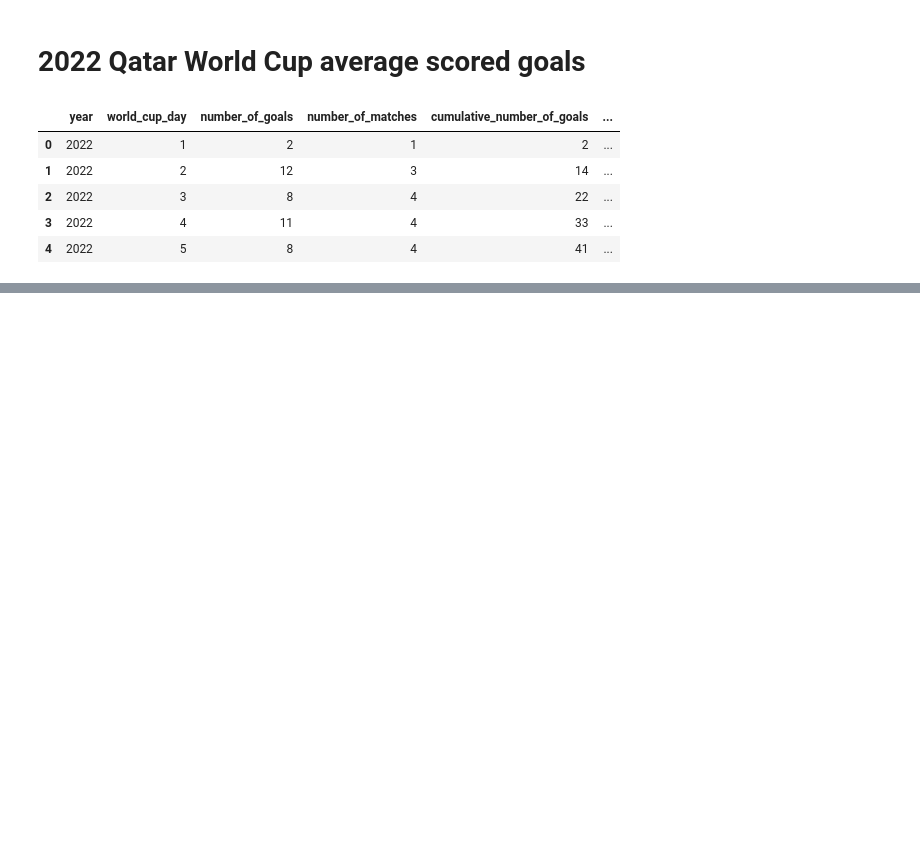
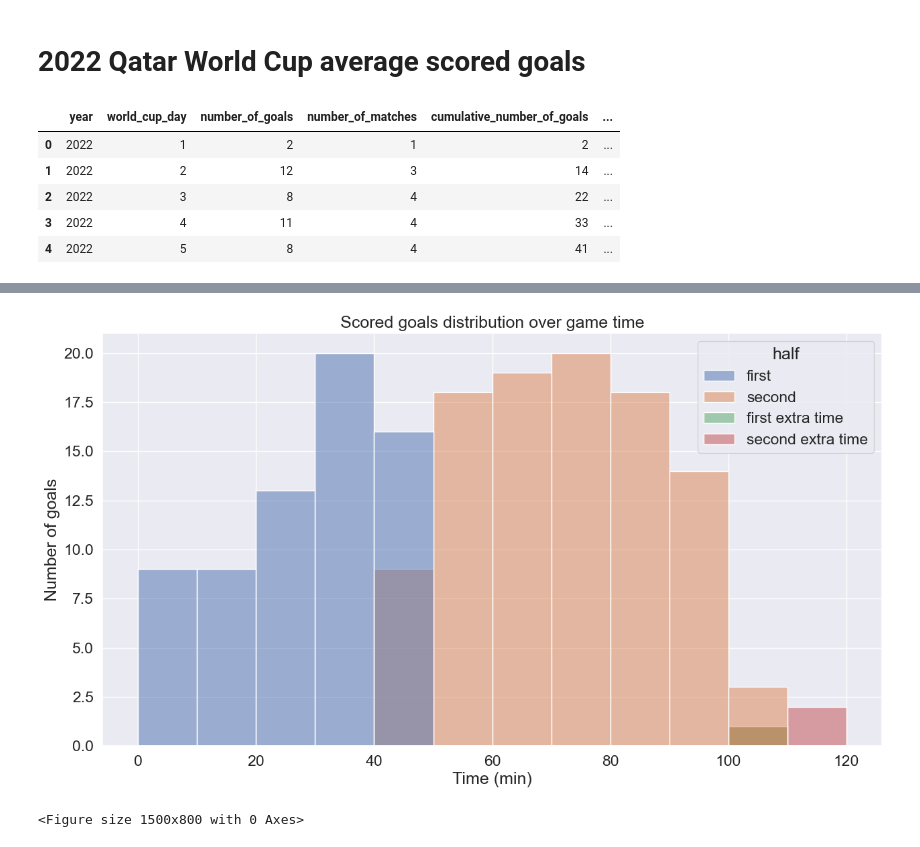
Before and after one commit to hanada-stephan/fifa_world_cup_analysis, a Jupyter notebook: world_cup_analysis.ipynb, the cells around one changed output, grey strips where cells are left out. Drawn from its saved outputs; the diff is of its cells as text; code cells hidden in the pictures; blank space fills up the shorter version.

```diff
--- a/world_cup_analysis.ipynb
+++ b/world_cup_analysis.ipynb
@@ -257,0 +293,12 @@ plt.savefig("./img/total_goals_since_france_day26.jpg")
+# %%
+# Plotting the distribution of scored goals over game time
+
+sns.histplot(x="time", data=qatar_goal_times, bins= 12, hue="half", binrange=(0,120))
+plt.xlabel("Time (min)")
+plt.ylabel("Number of goals")
+plt.title("Scored goals distribution over game time")
+plt.show()
+# plt.savefig("./img/goals_over_game_time.jpg")
+# %% [output]
+[figure, added]
+<Figure size 1500x800 with 0 Axes>
```
Also changed, not shown: parts of 13 cells of this notebook, 6 other files.
